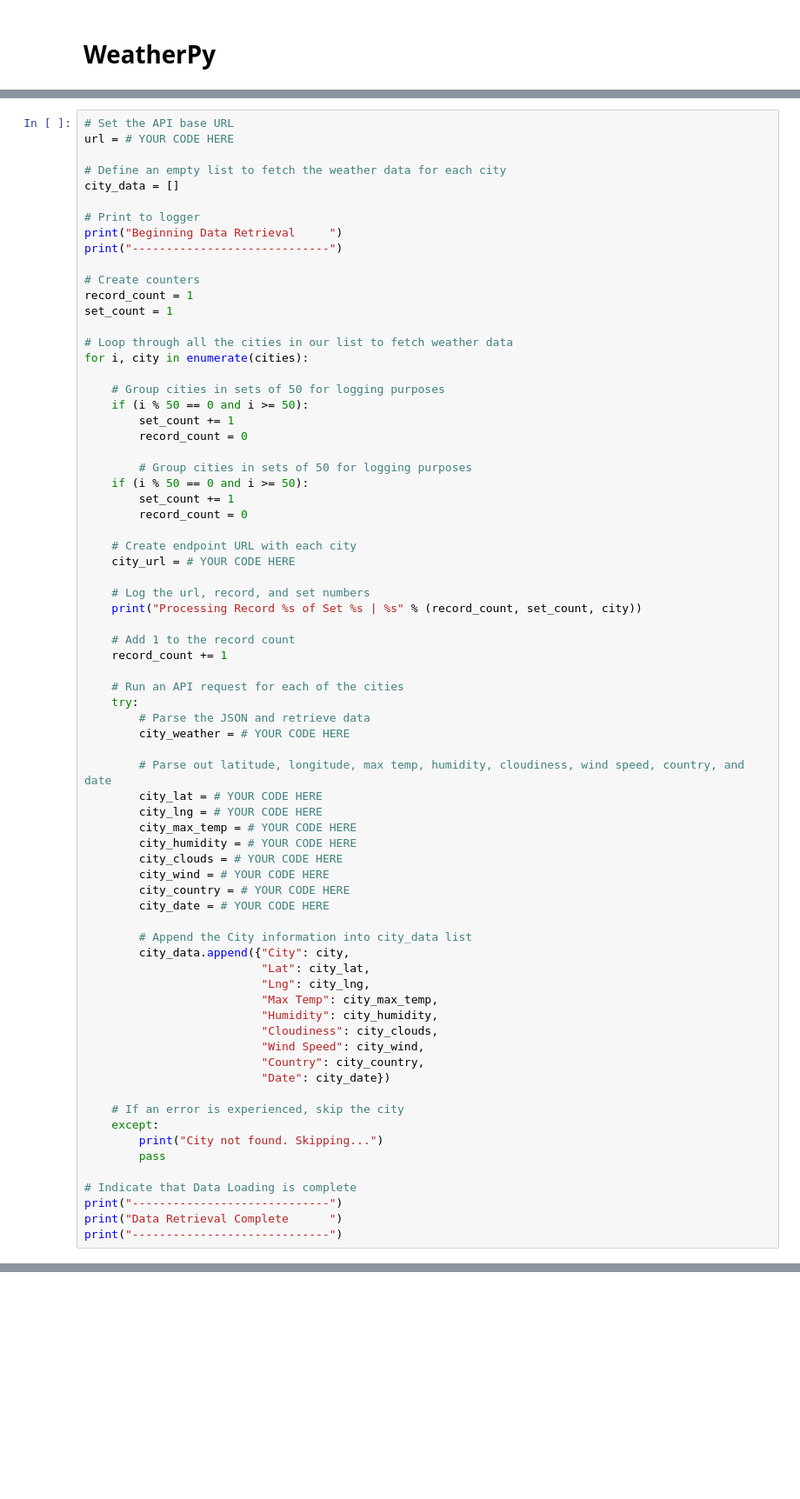
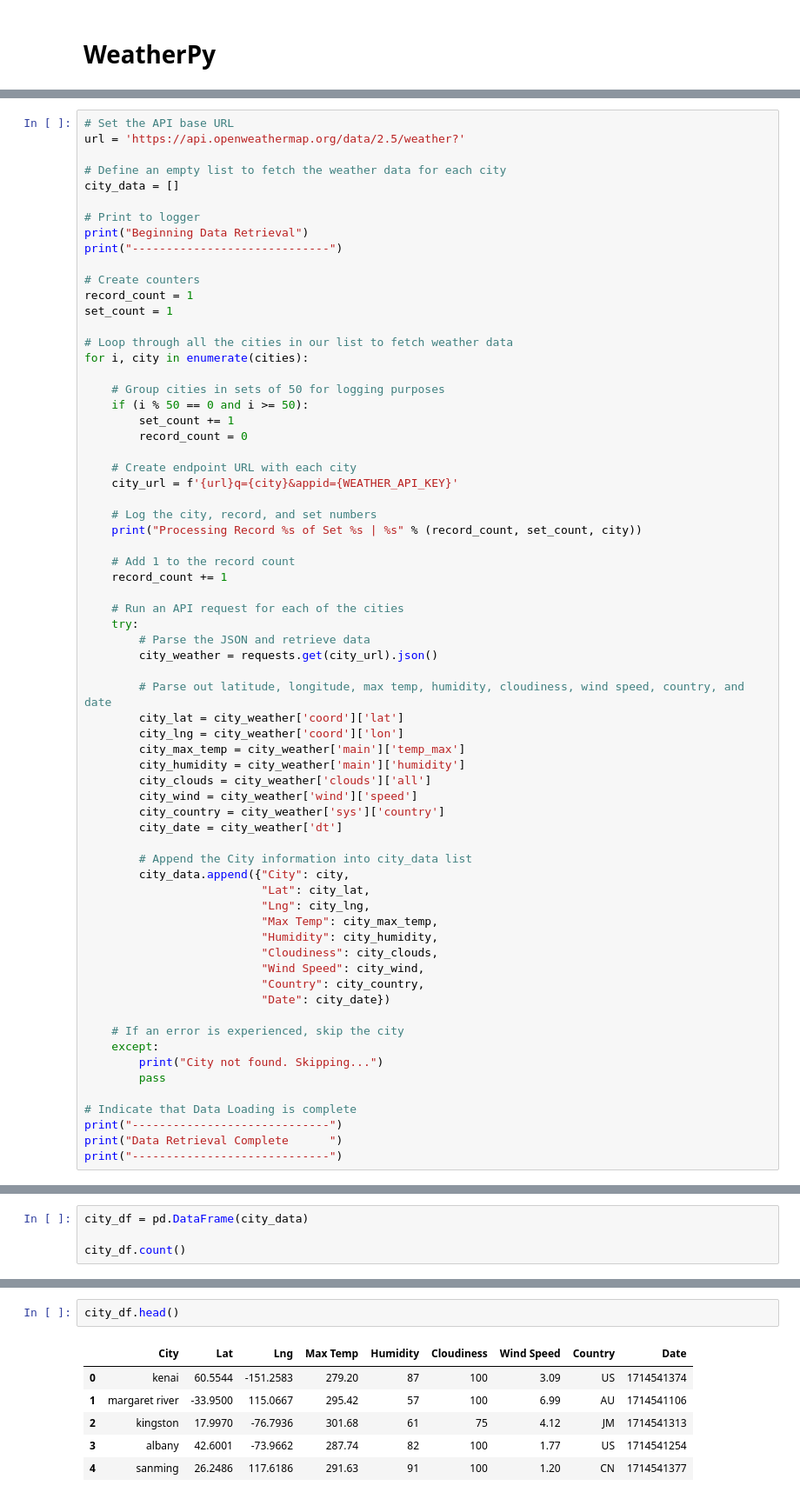
Before and after one commit to SaadNasir92/Equator_Analysis, a Jupyter notebook: VacationPy.ipynb, the cells around one changed output, grey strips where cells are left out. Shown at 87% size. Saved outputs shown, nothing was run; the diff lists cells and outputs as text; blank space fills up the shorter version.

```diff
--- a/VacationPy.ipynb
+++ b/VacationPy.ipynb
@@ -41,12 +41,12 @@ Number of cities in the list: 607
 # %%
 # Set the API base URL
-url = # YOUR CODE HERE
+url = 'https://api.openweathermap.org/data/2.5/weather?'
 
 # Define an empty list to fetch the weather data for each city
 city_data = []
 
 # Print to logger
-print("Beginning Data Retrieval     ")
+print("Beginning Data Retrieval")
 print("-----------------------------")
 
 # Create counters
@@ -61,15 +61,10 @@ for i, city in enumerate(cities):
         set_count += 1
         record_count = 0
 
-        # Group cities in sets of 50 for logging purposes
-    if (i % 50 == 0 and i >= 50):
-        set_count += 1
-        record_count = 0
+    # Create endpoint URL with each city
+    city_url = f'{url}q={city}&appid={WEATHER_API_KEY}'
 
-    # Create endpoint URL with each city
-    city_url = # YOUR CODE HERE
-
-    # Log the url, record, and set numbers
+    # Log the city, record, and set numbers
     print("Processing Record %s of Set %s | %s" % (record_count, set_count, city))
 
     # Add 1 to the record count
@@ -78,17 +73,17 @@ for i, city in enumerate(cities):
     # Run an API request for each of the cities
     try:
         # Parse the JSON and retrieve data
-        city_weather = # YOUR CODE HERE
+        city_weather = requests.get(city_url).json()
 
         # Parse out latitude, longitude, max temp, humidity, cloudiness, wind speed, country, and date
-        city_lat = # YOUR CODE HERE
-        city_lng = # YOUR CODE HERE
-        city_max_temp = # YOUR CODE HERE
-        city_humidity = # YOUR CODE HERE
-        city_clouds = # YOUR CODE HERE
-        city_wind = # YOUR CODE HERE
-        city_country = # YOUR CODE HERE
-        city_date = # YOUR CODE HERE
+        city_lat = city_weather['coord']['lat']
+        city_lng = city_weather['coord']['lon']
+        city_max_temp = city_weather['main']['temp_max']
+        city_humidity = city_weather['main']['humidity']
+        city_clouds = city_weather['clouds']['all']
+        city_wind = city_weather['wind']['speed']
+        city_country = city_weather['sys']['country']
+        city_date = city_weather['dt']
 
         # Append the City information into city_data list
         city_data.append({"City": city,
@@ -135,0 +126,4 @@ cities # https://openweathermap.org/current#builtin
+# %%
+city_df = pd.DataFrame(city_data)
+
+city_df.count()
@@ -135,0 +141,9 @@ cities # https://openweathermap.org/current#builtin
+# %%
+city_df.head()
+# %% [output]
+|  | City | Lat | Lng | Max Temp | Humidity | Cloudiness | Wind Speed | Country | Date |
+| 0 | kenai | 60.5544 | -151.2583 | 279.20 | 87 | 100 | 3.09 | US | 1714541374 |
+| 1 | margaret river | -33.9500 | 115.0667 | 295.42 | 57 | 100 | 6.99 | AU | 1714541106 |
+| 2 | kingston | 17.9970 | -76.7936 | 301.68 | 61 | 75 | 4.12 | JM | 1714541313 |
+| 3 | albany | 42.6001 | -73.9662 | 287.74 | 82 | 100 | 1.77 | US | 1714541254 |
+| 4 | sanming | 26.2486 | 117.6186 | 291.63 | 91 | 100 | 1.20 | CN | 1714541377 |
```
Also changed, not shown: parts of 7 cells of this notebook, 1 other file.
